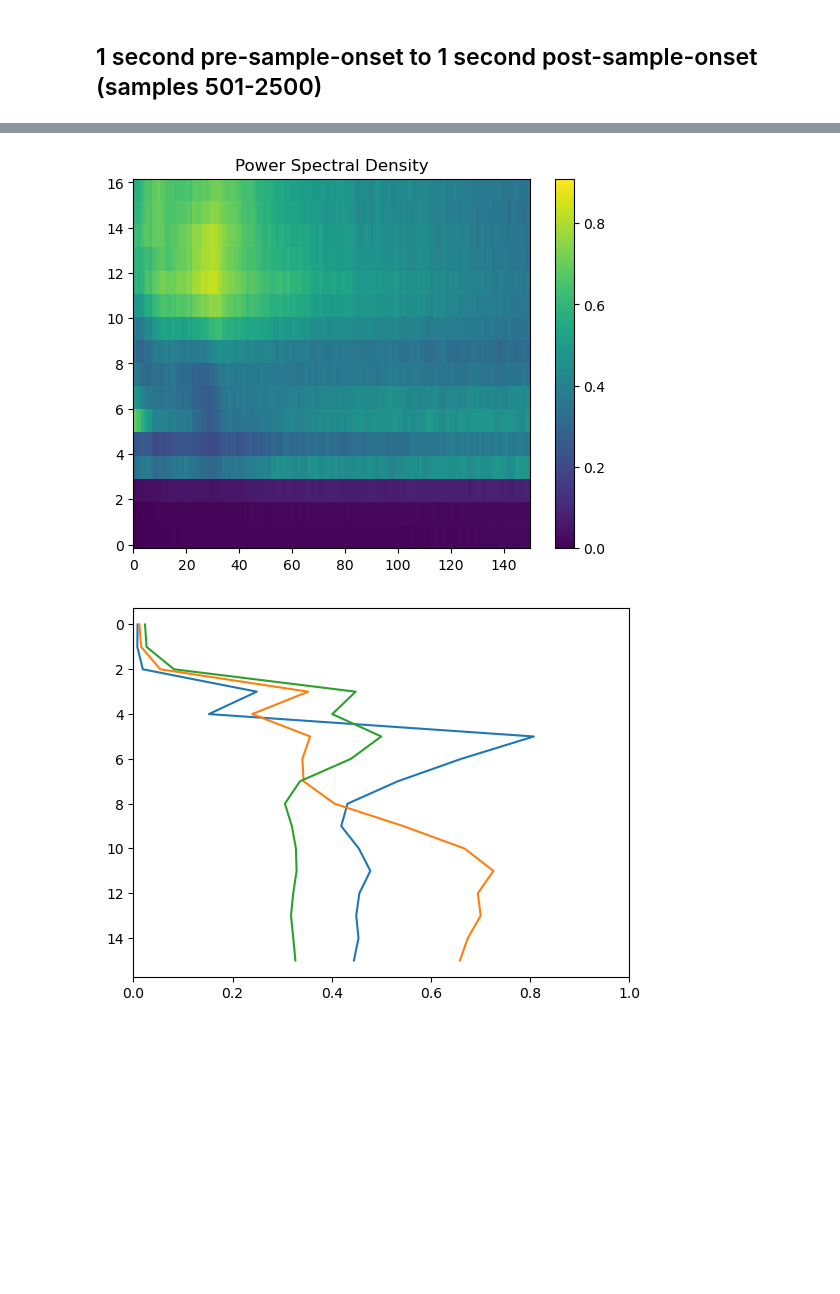
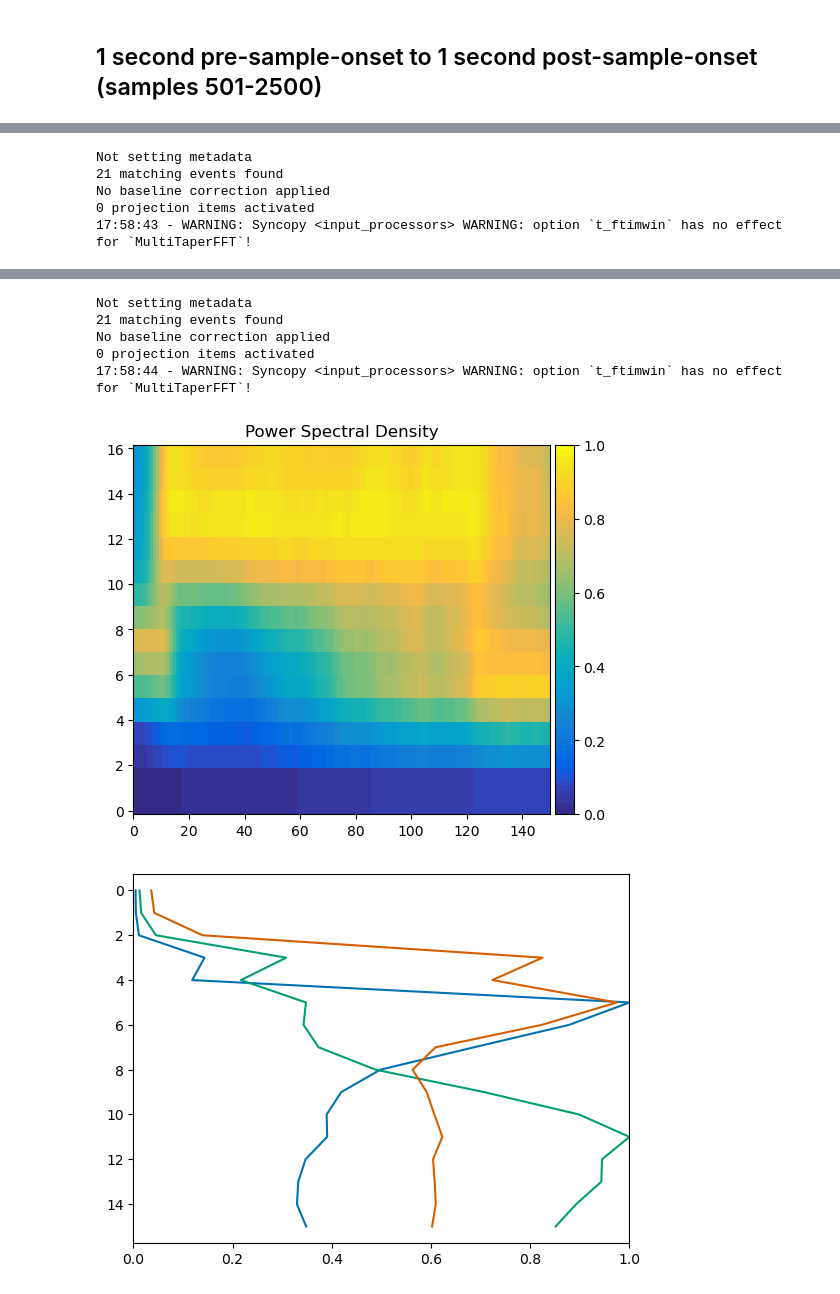
Before and after one commit to BastosLab/electropysiology, a Jupyter notebook: notebooks/examples/lab_assignment.ipynb, the cells around one changed output, grey strips where cells are left out. Cells and saved outputs as stored; diff of their text form; code cells hidden in the pictures; blank space fills up the shorter version.

Commit message:
notebooks.examples.lab_assignment: run with units, spectral analysis in Syncopy
Signed-off-by: Eli Sennesh <eli.sennesh@vanderbilt.edu>

```diff
--- a/notebooks/examples/lab_assignment.ipynb
+++ b/notebooks/examples/lab_assignment.ipynb
@@ -42,9 +50,9 @@ times = data['lfpSchema']['index'][0]
 # %%
-lfp = epych.signals.lfp.EpochedLfp(electrode_info, data['lfp'].swapaxes(0, 1), dt, times)
+lfp = epych.signals.lfp.EpochedLfp(electrode_info, data['lfp'].swapaxes(0, 1) * pq.volt, dt, times)
 # %%
 series = epych.recording.Sampling(pd.DataFrame(columns=["trial", "type", "start", "end"]), trial_info, event_units, lfp=lfp)
 # %%
-trials = series.select_trials(lambda row: row == 0, 'badTrials')
+trials = series.select_trials(series.trials["badTrials"] == 1)
 # %%
 cued_lfp = trials.time_lock(trials.trials['sampleOn'].mean(), before=0.5, after=0.5).signals['lfp']
 # %%
@@ -63,7 +71,7 @@ for area in ['VLPFC1', '7A', 'V4 Foveal']:
 # %%
 for event in ['sampleOn', 'testOn']:
     event_time = trials.trials[event].mean()
-    event_csds = trials.time_lock(event_time, before=0.5, after=0.5).signals['lfp'].current_source_density(depth_column=None, method=None)
+    event_csds = trials.time_lock(event_time, before=0.5, after=0.5).signals['lfp'].current_source_density(depth_column=None, method="StandardCSD")
     for area in ['VLPFC1', '7A', 'V4 Foveal']:
         csd = event_csds.select_channels(event_csds.channels['area'] == area).evoked()
         csd.plot()
@@ -82,7 +124,7 @@ for event in ['sampleOn', 'testOn']:
 # %%
 cued_lfp = trials.time_lock(trials.trials['sampleOn'].mean(), before=1., after=1.).signals['lfp']
 # %%
-spectrum = epych.statistics.spectrum.PowerSpectrum(cued_lfp.df, cued_lfp.channels, cued_lfp.f0, taper=np.hanning)
+spectrum = epych.statistics.spectrum.PowerSpectrum(cued_lfp.df, cued_lfp.channels, cued_lfp.f0, taper="hann")
 spectrum.calculate([cued_lfp])
 spectrum.relative().evoked().heatmap(fbottom=0., ftop=150.)
 # %% [output]
@@ -90,10 +137,10 @@ spectrum.relative().evoked().heatmap(fbottom=0., ftop=150.)
 # %%
 for area in ['VLPFC1', '7A', 'V4 Foveal']:
     lfp = cued_lfp.select_channels(cued_lfp.channels['area'] == area)
-    spectrum = epych.statistics.spectrum.PowerSpectrum(lfp.df, lfp.channels, lfp.f0, taper=np.hanning)
+    spectrum = epych.statistics.spectrum.PowerSpectrum(lfp.df, lfp.channels, cued_lfp.f0, taper="hann")
     spectrum.calculate([lfp])
     spectrum = spectrum.relative().evoked()
-    spectrum.heatmap(fbottom=0., ftop=150.)
+    spectrum.heatmap(fbottom=0. * pq.Hz, ftop=150. * pq.Hz)
     plt.show()
 
     band_powers = [spectrum.band_power(*epych.statistics.spectrum.THETA_BAND),
@@ -108,0 +161,5 @@ for area in ['VLPFC1', '7A', 'V4 Foveal']:
+Not setting metadata
+21 matching events found
+No baseline correction applied
+0 projection items activated
+17:58:43 - WARNING: Syncopy <input_processors> WARNING: option `t_ftimwin` has no effect for `MultiTaperFFT`!
@@ -111,5 +168,10 @@ for area in ['VLPFC1', '7A', 'V4 Foveal']:
+Not setting metadata
+21 matching events found
+No baseline correction applied
+0 projection items activated
+17:58:44 - WARNING: Syncopy <input_processors> WARNING: option `t_ftimwin` has no effect for `MultiTaperFFT`!
-[figure, old version]
+[figure, new version]
-[figure, old version]
+[figure, new version]
 # %%
 sampleOns = trials.time_lock(trials.trials['sampleOn'].mean(), before=1., after=1.)
 # %%
```
Also changed, not shown: parts of 9 cells of this notebook.
